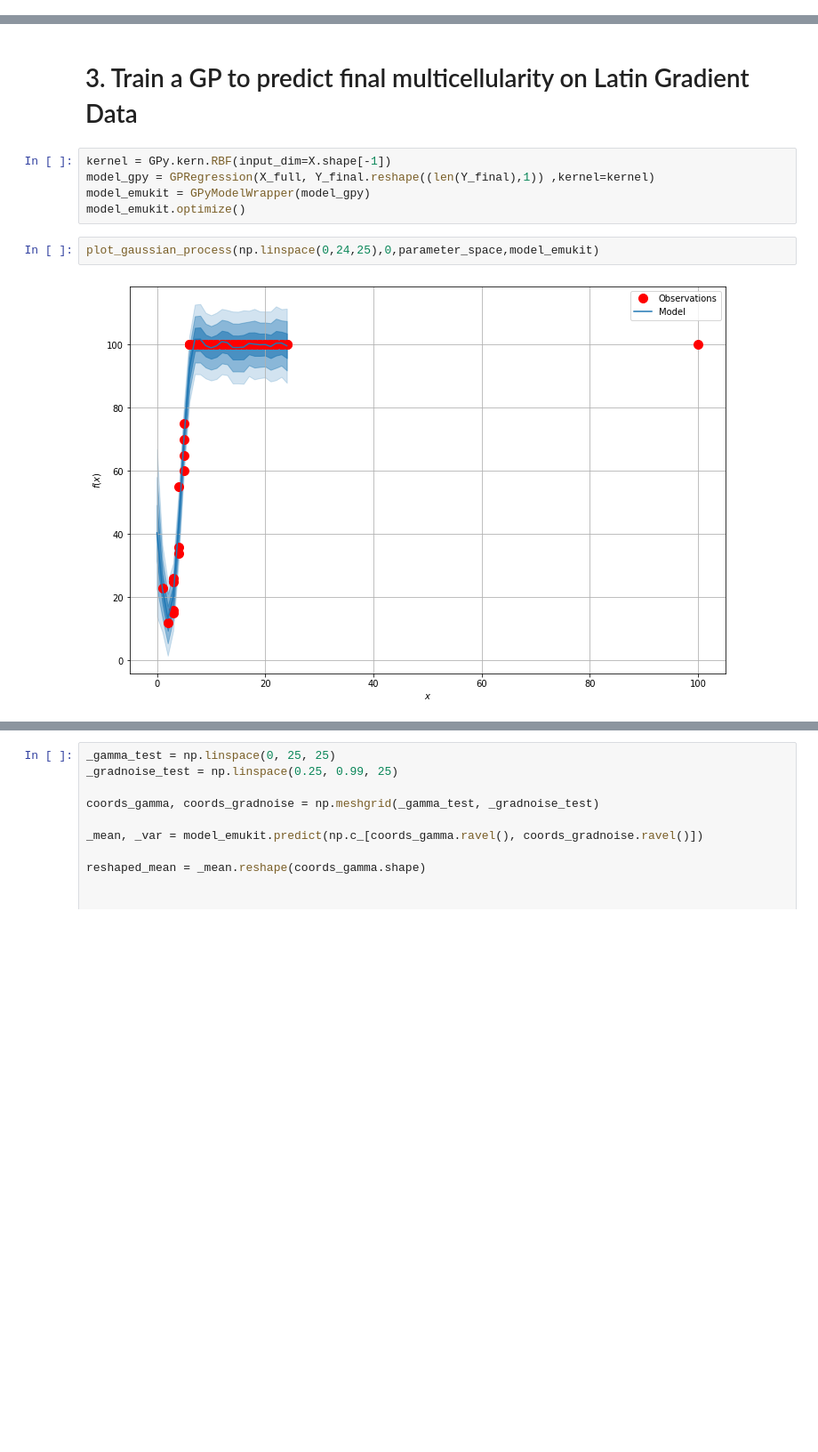
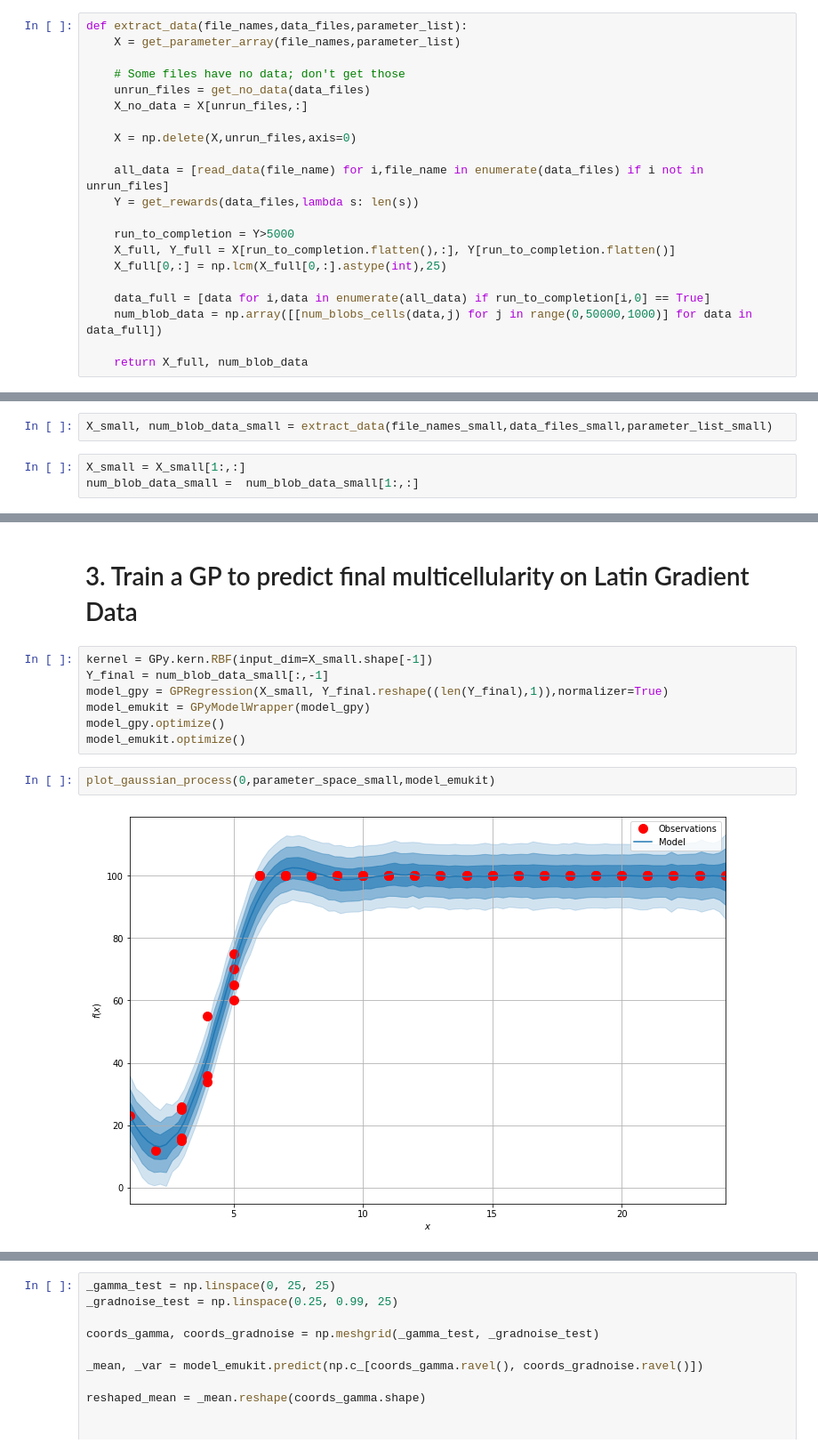
Before and after one commit to naveenr414/cell-simulation, a Jupyter notebook: scripts/notebooks/How does Multicellularity Change Over Time.ipynb, the cells around one changed output, grey strips where cells are left out. Shown at 89% size. Cells and saved outputs as stored; diff of their text form; blank space fills up the shorter version.

Commit message:
Updated plotting function + Finished How Does Multicellularity Change Over Time

```diff
--- a/scripts/notebooks/How does Multicellularity Change Over Time.ipynb
+++ b/scripts/notebooks/How does Multicellularity Change Over Time.ipynb
@@ -47,0 +82,21 @@ data_files = ["gradient_latin/data_cellcount_{}.txt".format(i) for i in range(nu
+# %%
+def extract_data(file_names,data_files,parameter_list):
+    X = get_parameter_array(file_names,parameter_list)
+
+    # Some files have no data; don't get those
+    unrun_files = get_no_data(data_files)
+    X_no_data = X[unrun_files,:]
+
+    X = np.delete(X,unrun_files,axis=0)
+
+    all_data = [read_data(file_name) for i,file_name in enumerate(data_files) if i not in unrun_files]
+    Y = get_rewards(data_files,lambda s: len(s))
+
+    run_to_completion = Y>5000
+    X_full, Y_full = X[run_to_completion.flatten(),:], Y[run_to_completion.flatten()]
+    X_full[0,:] = np.lcm(X_full[0,:].astype(int),25)
+
+    data_full = [data for i,data in enumerate(all_data) if run_to_completion[i,0] == True]
+    num_blob_data = np.array([[num_blobs_cells(data,j) for j in range(0,50000,1000)] for data in data_full])
+
+    return X_full, num_blob_data
@@ -48,3 +105,8 @@ data_files = ["gradient_latin/data_cellcount_{}.txt".format(i) for i in range(nu
+# %%
+X_small, num_blob_data_small = extract_data(file_names_small,data_files_small,parameter_list_small)
+# %%
+X_small = X_small[1:,:]
+num_blob_data_small =  num_blob_data_small[1:,:]
 # %%
 # file_names = ["latin/latin_{}.par".format(i) for i in range(num_experiments)]
 # data_files = ["latin/data_cellcount_{}.txt".format(i) for i in range(num_experiments)]
@@ -197,11 +330,13 @@ We see that initial settings are not soley responsible for the propogation of mu
 # %% [markdown]
 # 3. Train a GP to predict final multicellularity on Latin Gradient Data
 # %%
-kernel = GPy.kern.RBF(input_dim=X.shape[-1])
-model_gpy = GPRegression(X_full, Y_final.reshape((len(Y_final),1)) ,kernel=kernel)
+kernel = GPy.kern.RBF(input_dim=X_small.shape[-1])
+Y_final = num_blob_data_small[:,-1]
+model_gpy = GPRegression(X_small, Y_final.reshape((len(Y_final),1)),normalizer=True)
 model_emukit = GPyModelWrapper(model_gpy)
+model_gpy.optimize()
 model_emukit.optimize()
 # %%
-plot_gaussian_process(np.linspace(0,24,25),0,parameter_space,model_emukit)
+plot_gaussian_process(0,parameter_space_small,model_emukit)
 # %% [output]
-[figure, old version]
+[figure, new version]
```
Also changed, not shown: parts of 106 cells of this notebook, 1 other file.
